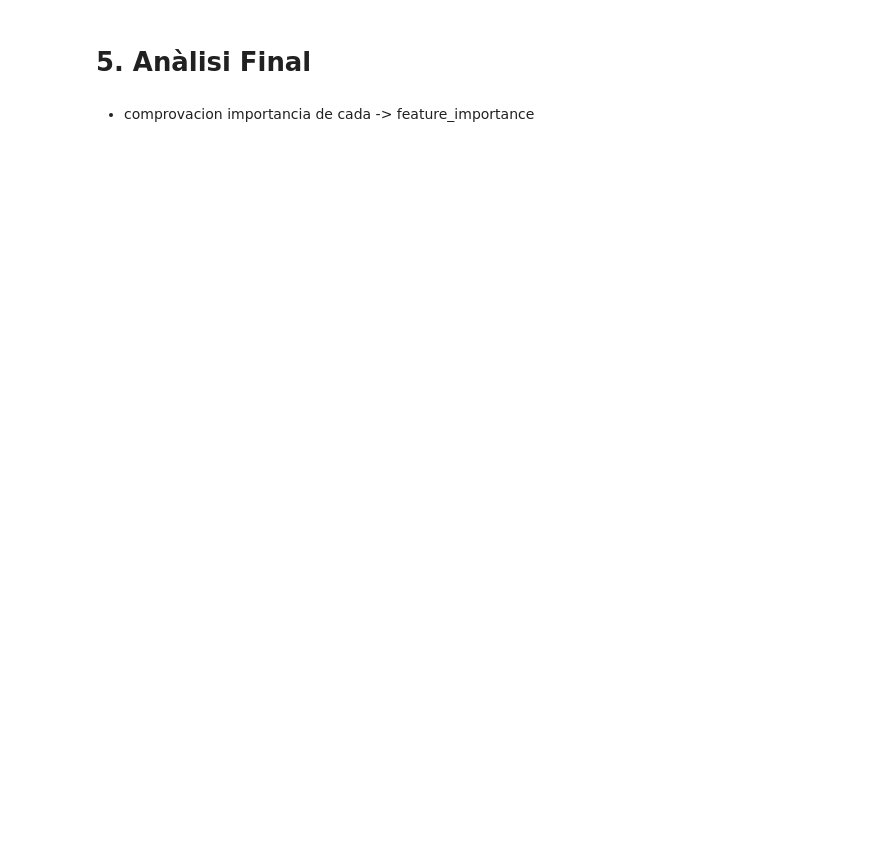
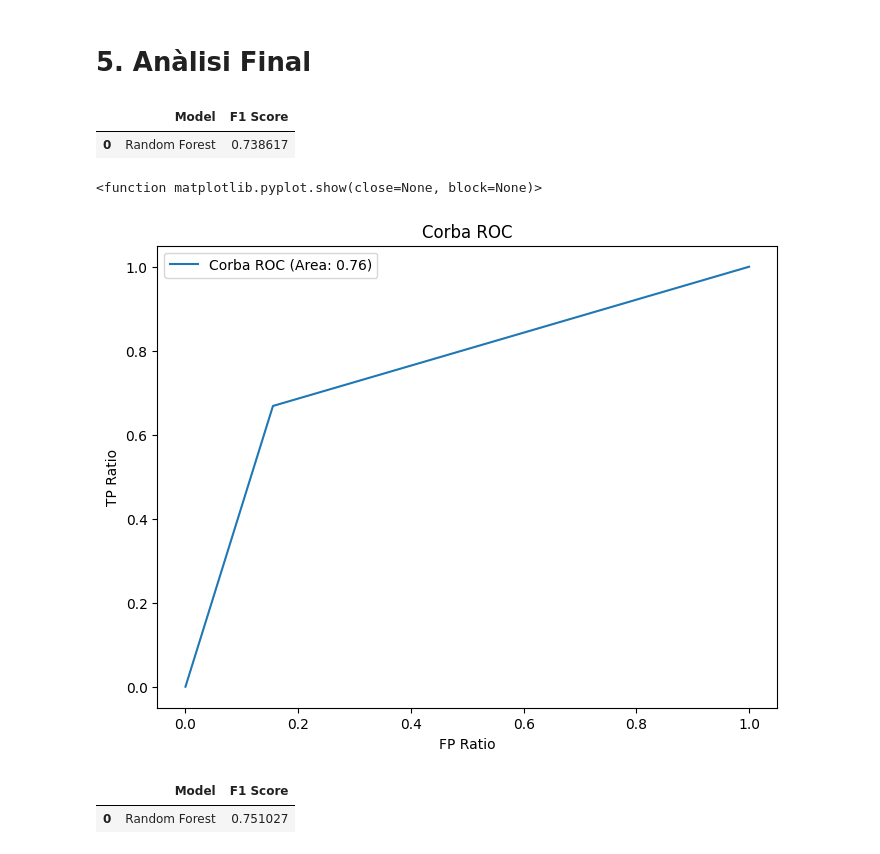
Before and after one commit to laranyeta/APC-Kaggle, a Jupyter notebook: APC_Kaggle_SpotifySongAttributes.ipynb, the cells around one changed output. Drawn from its saved outputs; the diff is of its cells as text; code cells hidden in the pictures; blank space fills up the shorter version.

Commit message:
CV sense data leakage i començament punt 5

```diff
--- a/APC_Kaggle_SpotifySongAttributes.ipynb
+++ b/APC_Kaggle_SpotifySongAttributes.ipynb
@@ -337,0 +371,6 @@ Files imputades:
+# %%
+X_test=imputacio(X_train, X_test)
+
+print("Files imputades:")
+nan_rows = X_test.loc[index_nans]
+nan_rows
@@ -354,0 +409,7 @@ Tot i així, farem una comparació entre el rendiment amb accuracy i F1 Score mo
+# %%
+def preprocessing_split(X_train, X_test):
+    X_train, X_test, y_train, y_test= afegir_Nlikes(X_train, X_test)
+    X_train,X_test= normalitzar(X_train, X_test)
+    X_train,X_test=agrupar(X_train, X_test)
+    X_test=imputacio(X_train, X_test)
+    return X_train, X_test, y_train, y_test
@@ -453,4 +543,67 @@ Millors hiperparametres: {'criterion': 'gini', 'max_depth': 10, 'n_estimators':
 # %% [markdown]
 # 5. Anàlisi Final
-# %% [markdown]
-- comprovacion importancia de cada  -> feature_importance
+# %%
+model = RandomForestClassifier(criterion='entropy', max_depth=10, n_estimators=100, random_state=42)
+resultats = {'Random Forest' :[]}
+
+kfold = KFold(n_splits=5, shuffle=True, random_state=42)
+
+for train_idx, test_idx in kfold.split(nouDF):
+    X_train, X_test = nouDF.iloc[train_idx].copy(), nouDF.iloc[test_idx].copy()
+    X_train, X_test, y_train, y_test = preprocessing_split(X_train, X_test)
+    model.fit(X_train, y_train)
+
+    y_pred = model.predict(X_test)
+    f1 = f1_score(y_test, y_pred)
+    resultats['Random Forest'].append(f1)
+
+
+resultats['Random Forest'] = statistics.mean(resultats['Random Forest'])
+
+resultats=pd.DataFrame(list(resultats.items()), columns=['Model', 'F1 Score'])
+resultats
+# %% [output]
+|  | Model | F1 Score |
+| 0 | Random Forest | 0.738617 |
+# %%
+'''ROC-AUC'''
+fpr, tpr, thresholds = roc_curve(y_test, y_pred)
+roc_auc = auc(fpr, tpr)
+
+plt.figure(figsize=(8,6))
+plt.plot(fpr, tpr, label=f'Corba ROC (Area: {roc_auc:.2f})')
+plt.xlabel('FP Ratio')
+plt.ylabel('TP Ratio')
+plt.title('Corba ROC')
+plt.legend()
+plt.show
+# %% [output]
+<function matplotlib.pyplot.show(close=None, block=None)>
+[figure, added]
+# %%
+model = RandomForestClassifier(criterion='entropy', max_depth=10, n_estimators=100, random_state=42)
+resultats = {'Random Forest' :[]}
+
+
+kfold = KFold(n_splits=5, shuffle=True, random_state=42)
+
+for train_idx, test_idx in kfold.split(nouDF):
+    X_train, X_test = nouDF.iloc[train_idx].copy(), nouDF.iloc[test_idx].copy()
+    X_train, X_test, y_train, y_test = preprocessing_split(X_train, X_test)
+
+    X_train=X_train.drop('artist_likes',axis=1) # mirem si realment te un gran impacte o no els likes que li dona per artista
+    X_test=X_test.drop('artist_likes',axis=1)
+    model.fit(X_train, y_train)
+
+    y_pred = model.predict(X_test)
+    f1 = f1_score(y_test, y_pred)
+    resultats['Random Forest'].append(f1)
+
+
+resultats['Random Forest'] = statistics.mean(resultats['Random Forest'])
+
+resultats=pd.DataFrame(list(resultats.items()), columns=['Model', 'F1 Score'])
+resultats
+# %% [output]
+|  | Model | F1 Score |
+| 0 | Random Forest | 0.751027 |
```
Also changed, not shown: parts of 29 cells of this notebook.
